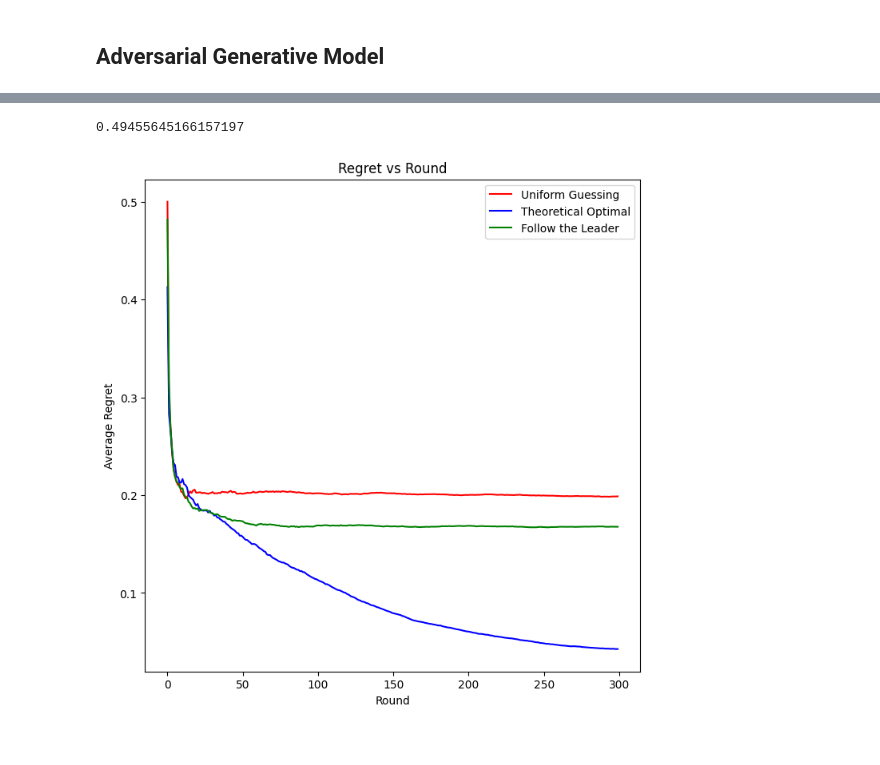
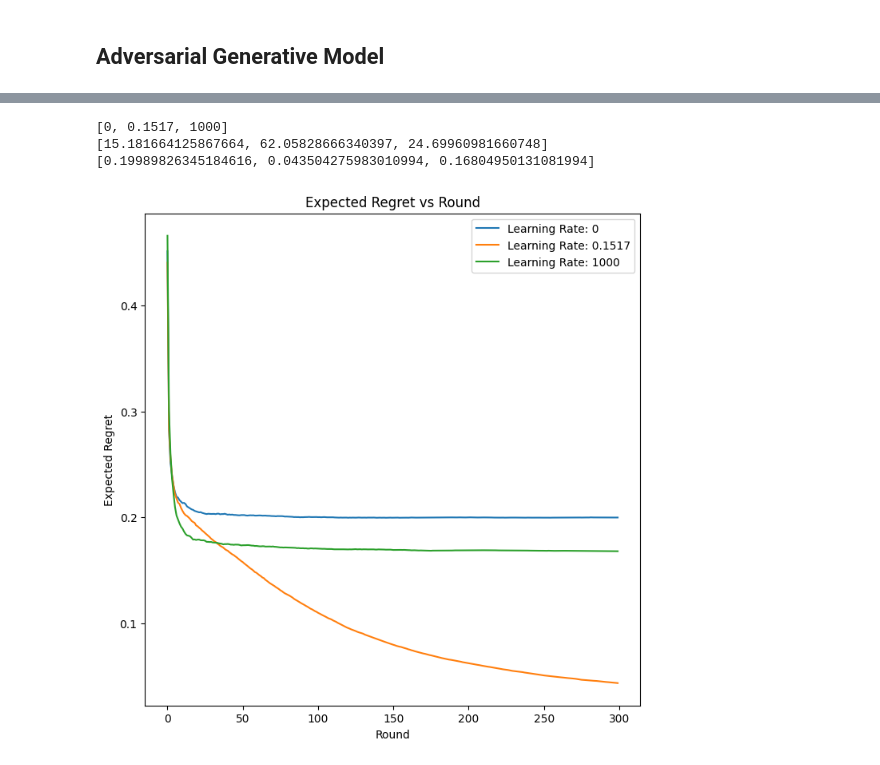
Before and after one commit to PrabhavJain10/Online-Markets, a Jupyter notebook: proj2.ipynb, the cells around one changed output, grey strips where cells are left out. Cells and saved outputs as stored; diff of their text form; code cells hidden in the pictures.

```diff
--- a/proj2.ipynb
+++ b/proj2.ipynb
@@ -29,7 +31,7 @@ class EWAlg:
             newWeight = (1+self.epsilon)**(self.payoffs[j]/self.h)
             self.weights[j] = newWeight
         self.sumWeights = np.sum(self.weights)
-        if(self.epsilon > 10):
+        if(self.epsilon > 1):
             self.weights = self.weights/self.sumWeights
             self.sumWeights = np.sum(self.weights)
         self.probs = self.weights/self.sumWeights
@@ -365,20 +335,50 @@ print(avgRegrets)
-# %%
-print(regretOverTime[0]
-)
-# %% [output]
-0.49455645166157197
+# %%
+class Adversarial:
+    def __init__(self, k):
+        self.k = k
+        self.totalPayoffs = np.zeros(k)
+
+    def generate(self):
+        adversarialPayoffs = np.zeros(k)
+        x = np.random.rand(1)
+        if (self.totalPayoffs[0] > self.totalPayoffs[1]): adversarialPayoffs[1] += x
+        else : adversarialPayoffs[0] += x
+        self.totalPayoffs += adversarialPayoffs
+        return adversarialPayoffs
+# %%
+h = 1 # fixed
+# hyperparameters
+k = 10
+n = 300
+epsilons = [0, 0.1517, 1000] # to be studied
+monteCarloBound = 1000
+
+adversarialEpsilonPayoffs = []
+adversarialEpsilonRegretPerRound = []
+for epsilon in epsilons:
+    finalPayoff, regretPerRound = MonteCarlo(monteCarloBound, Adversarial, epsilon, k, h, n)
+    adversarialEpsilonPayoffs.append(finalPayoff)
+    adversarialEpsilonRegretPerRound.append(regretPerRound)
+
+adversarialEpsilonAvgRegrets = [i[n-1] for i in adversarialEpsilonRegretPerRound]
+print(epsilons)
+print(adversarialEpsilonPayoffs)
+print(adversarialEpsilonAvgRegrets)
+# %% [output]
+[0, 0.1517, 1000]
+[15.181664125867664, 62.05828666340397, 24.69960981660748]
+[0.19989826345184616, 0.043504275983010994, 0.16804950131081994]
 # %%
 f = plt.figure()
 f.set_figwidth(8)
 f.set_figheight(8)
 
-plt.plot(np.arange(n), epsilonRegrets[0], color = "red", label = "Uniform Guessing")
-plt.plot(np.arange(n), epsilonRegrets[1], color = "blue", label = "Theoretical Optimal")
-plt.plot(np.arange(n), epsilonRegrets[2], color = "green", label = "Follow the Leader")
-plt.title('Regret vs Round')
+for i in range(len(epsilons)):
+    plt.plot(np.arange(n), adversarialEpsilonRegretPerRound[i], label = "Learning Rate: "+str(epsilons[i]))
+plt.title('Expected Regret vs Round')
 plt.xlabel('Round')
-plt.ylabel('Average Regret')
+plt.ylabel('Expected Regret')
 plt.legend()
 plt.show()
 # %% [output]
-[figure, old version]
+[figure, new version]
```
Also changed, not shown: parts of 25 cells of this notebook.
